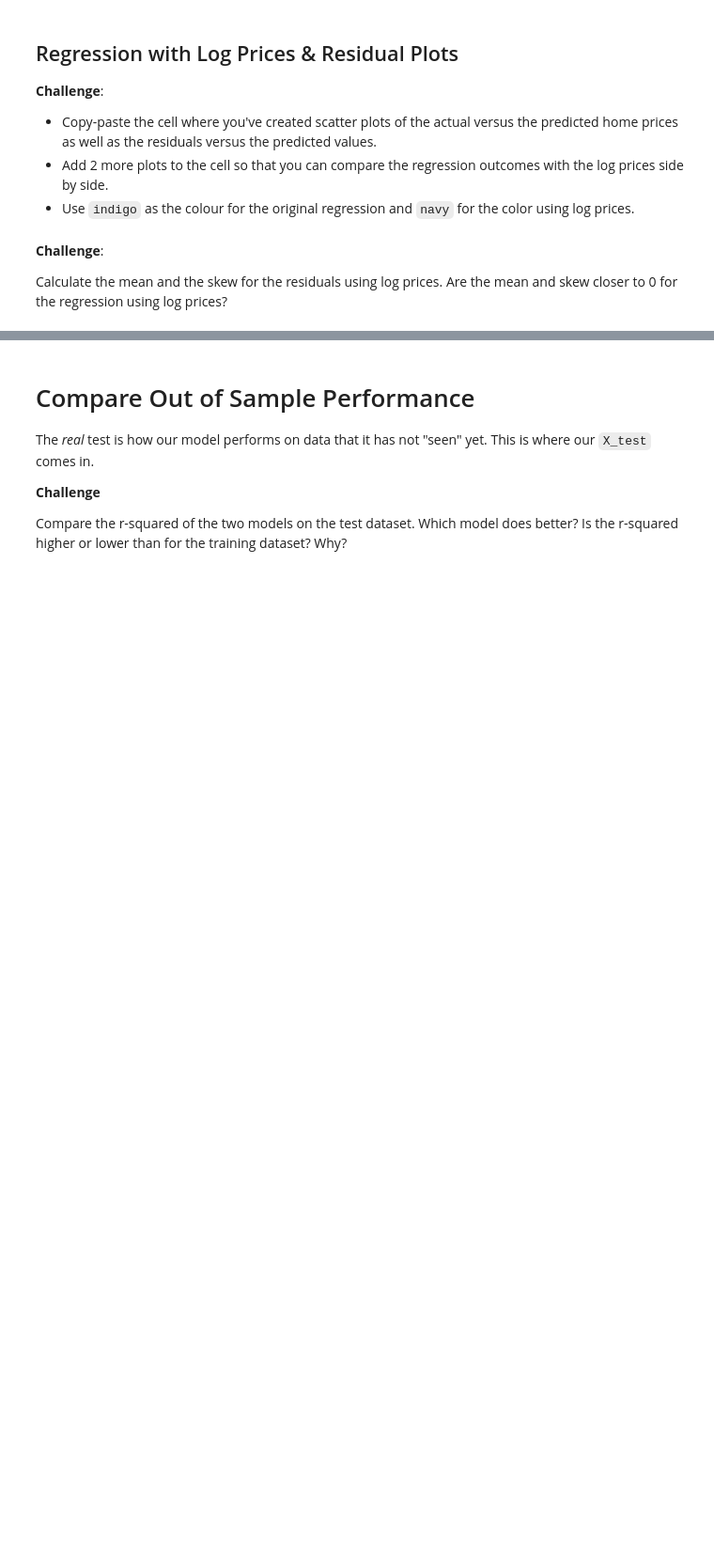
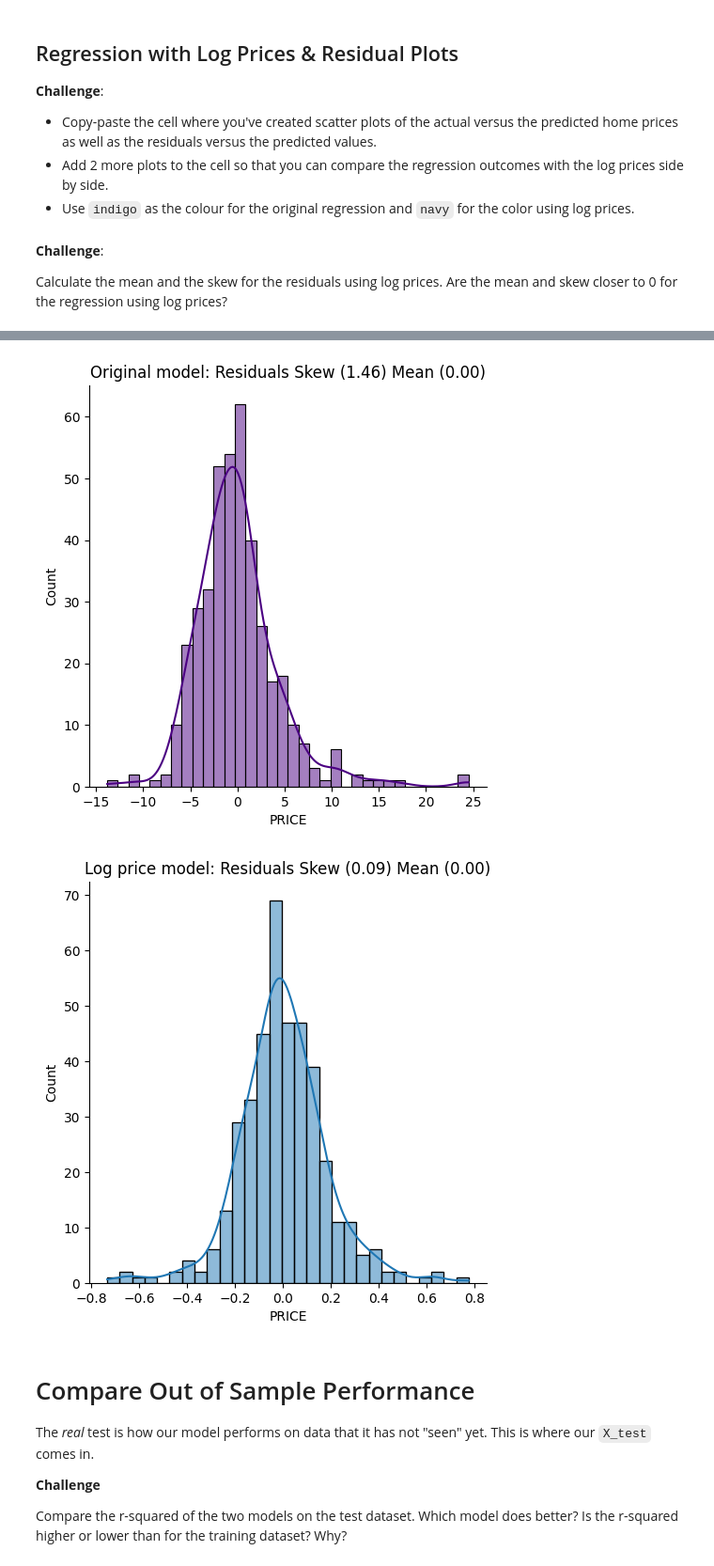
Before and after one commit to thandora/100-days-of-code-udemy, a Jupyter notebook: day-080-capstone-house-prices/house-prices.ipynb, the cells around one changed output, grey strips where cells are left out. Shown at 94% size. Saved outputs shown, nothing was run; the diff lists cells and outputs as text; code cells hidden in the pictures; blank space fills up the shorter version.

```diff
--- a/day-080-capstone-house-prices/house-prices.ipynb
+++ b/day-080-capstone-house-prices/house-prices.ipynb
@@ -712,3 +829,24 @@ Calculate the mean and the skew for the residuals using log prices. Are the mean
+# %%
+# Distribution of Residuals (log prices) - checking for normality
+log_resid_mean = new_residuals.mean()
+log_resid_skew = new_residuals.skew()
+
+# Original residual skew and mean
+sns.displot(residuals, kde=True, color="indigo")
+plt.title(
+    f"Original model: Residuals Skew ({residual_skew:.2f}) Mean ({residual_mean:.2f})"
+)
+plt.show()
+
+# Residual skew and mean of log prices
+sns.displot(new_residuals, kde=True)
+plt.title(
+    f"Log price model: Residuals Skew ({log_resid_skew:.2f}) Mean ({log_resid_mean:.2f})"
+)
+plt.show()
+# %% [output]
+[figure, added]
+[figure, added]
 # %% [markdown]
 # Compare Out of Sample Performance
 
```
Also changed, not shown: parts of 14 cells of this notebook.
